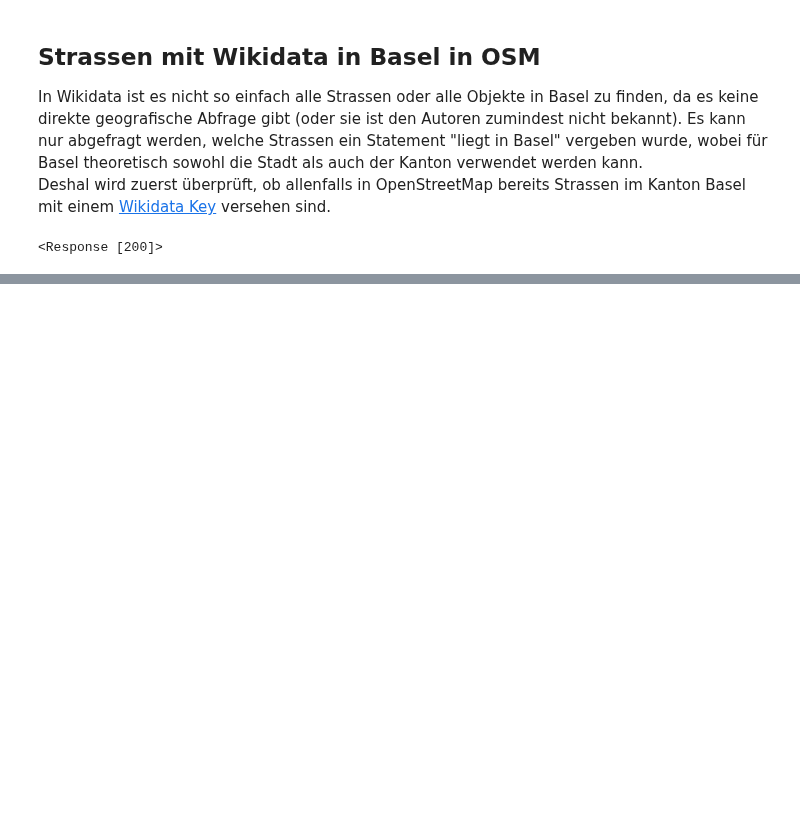
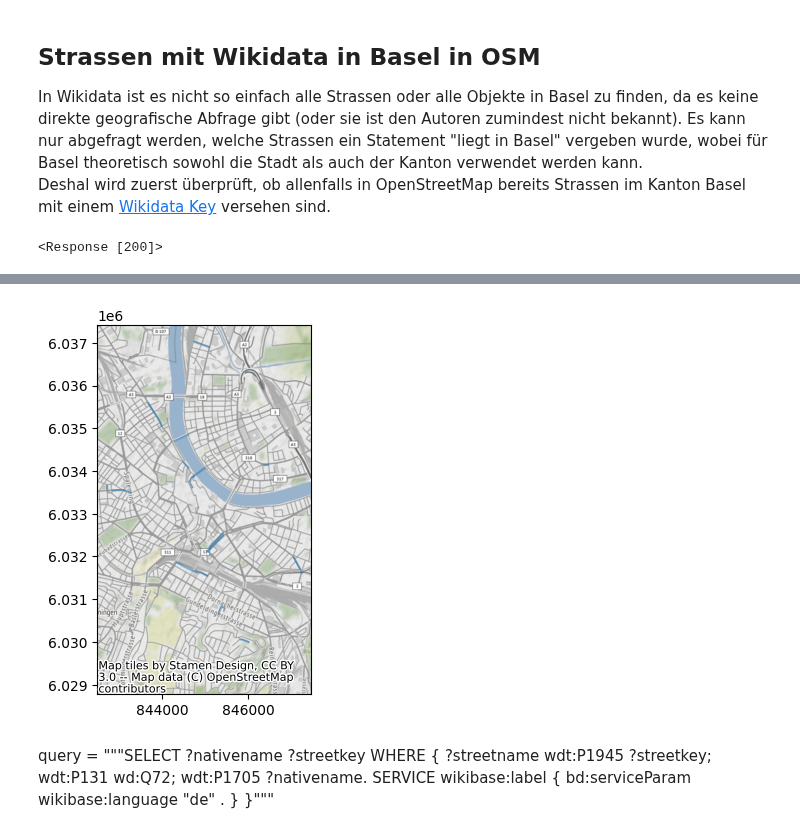
Before and after one commit to CaptainInler/cassda-zertifikatsarbeit, a Jupyter notebook: Dataunderstanding/du-Wikidata.ipynb, the cells around one changed output, grey strips where cells are left out. Saved outputs shown, nothing was run; the diff lists cells and outputs as text; code cells hidden in the pictures; blank space fills up the shorter version.

Commit message:
Add import of OSM-Data via overpass and geojson to geopanda

```diff
--- a/Dataunderstanding/du-Wikidata.ipynb
+++ b/Dataunderstanding/du-Wikidata.ipynb
@@ -54,0 +39,7 @@ query = """SELECT ?nativename ?streetkey WHERE {
+# %%
+import osm2geojson
+
+geojson = osm2geojson.json2geojson(data)
+# %%
+import geopandas as gpd
+points = gpd.GeoDataFrame.from_features(geojson, crs="EPSG:4326")
@@ -54,0 +54,2 @@ query = """SELECT ?nativename ?streetkey WHERE {
+# %%
+points = points.to_crs(epsg=3857)
@@ -54,0 +62,6 @@ query = """SELECT ?nativename ?streetkey WHERE {
+# %%
+import contextily as cx
+ax = points.plot(alpha=0.5)
+cx.add_basemap(ax)
+# %% [output]
+[figure, added]
@@ -54,0 +72,7 @@ query = """SELECT ?nativename ?streetkey WHERE {
+# %% [markdown]
+query = """SELECT ?nativename ?streetkey WHERE {
+				?streetname wdt:P1945 ?streetkey;
+				wdt:P131 wd:Q72;
+				wdt:P1705 ?nativename.
+				SERVICE wikibase:label { bd:serviceParam wikibase:language "de" . }
+				}"""
```
Also changed, not shown: parts of 13 cells of this notebook, 1 other file.
